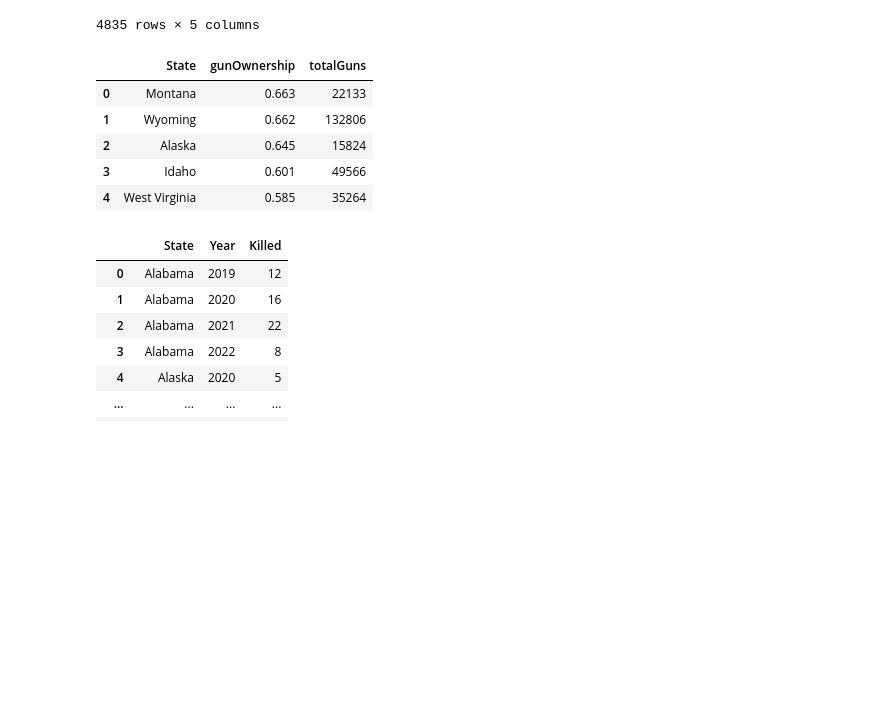
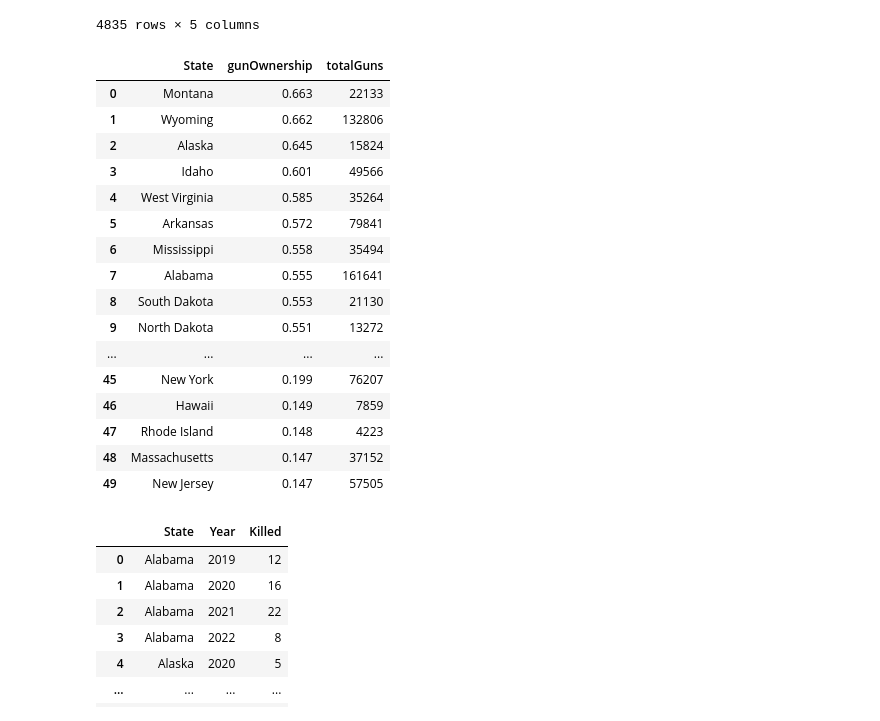
Before and after one commit to aimeevu/project-3-group-e, a Jupyter notebook: gunviolence/gundata_clean_load.ipynb, the cells around one changed output. Cells and saved outputs as stored; diff of their text form; code cells hidden in the pictures; blank space fills up the shorter version.

```diff
--- a/gunviolence/gundata_clean_load.ipynb
+++ b/gunviolence/gundata_clean_load.ipynb
@@ -160,15 +160,26 @@ fatalPoliceShootings
 # %%
 # Read gunOwnership Data File
 gunOwnership = pd.read_csv("Resources/gunOwnershipByState2022.csv")
 
-gunOwnership.head()
+gunOwnership
 # %% [output]
 |  | State | gunOwnership | totalGuns |
 | 0 | Montana | 0.663 | 22133 |
 | 1 | Wyoming | 0.662 | 132806 |
 | 2 | Alaska | 0.645 | 15824 |
 | 3 | Idaho | 0.601 | 49566 |
 | 4 | West Virginia | 0.585 | 35264 |
+| 5 | Arkansas | 0.572 | 79841 |
+| 6 | Mississippi | 0.558 | 35494 |
+| 7 | Alabama | 0.555 | 161641 |
+| 8 | South Dakota | 0.553 | 21130 |
+| 9 | North Dakota | 0.551 | 13272 |
+| ... | ... | ... | ... |
+| 45 | New York | 0.199 | 76207 |
+| 46 | Hawaii | 0.149 | 7859 |
+| 47 | Rhode Island | 0.148 | 4223 |
+| 48 | Massachusetts | 0.147 | 37152 |
+| 49 | New Jersey | 0.147 | 57505 |
 # %%
 #sort the data by sate and year for merging later
 massShootings_bystate=massShootings.groupby(['State','Year']).sum()['Killed'].reset_index()
```
Also changed, not shown: parts of 3 cells of this notebook, 1 other file.
